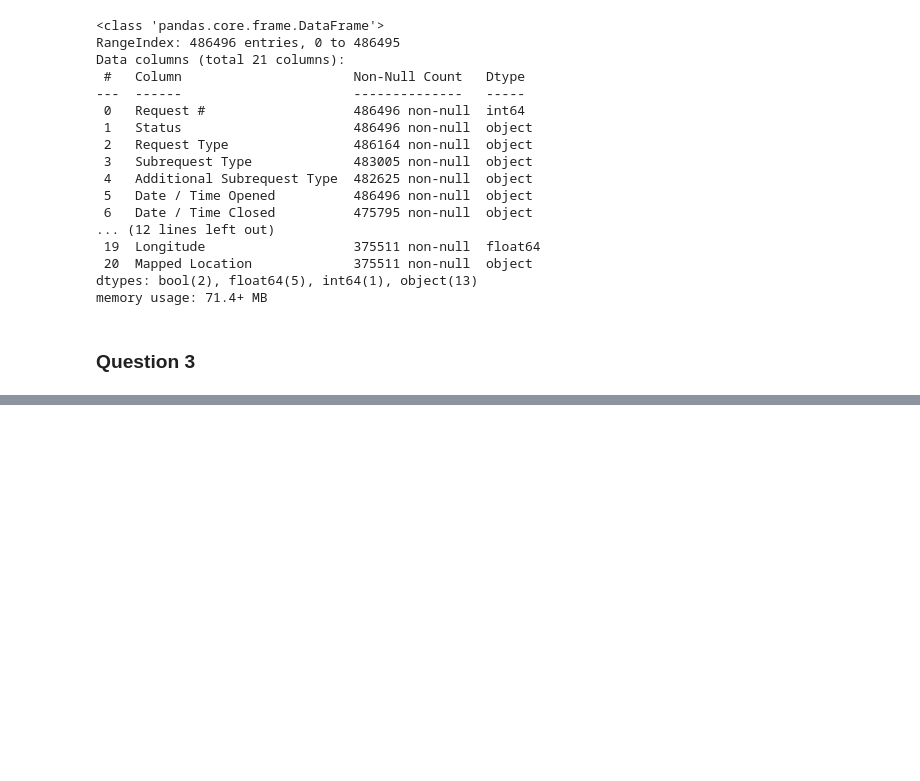
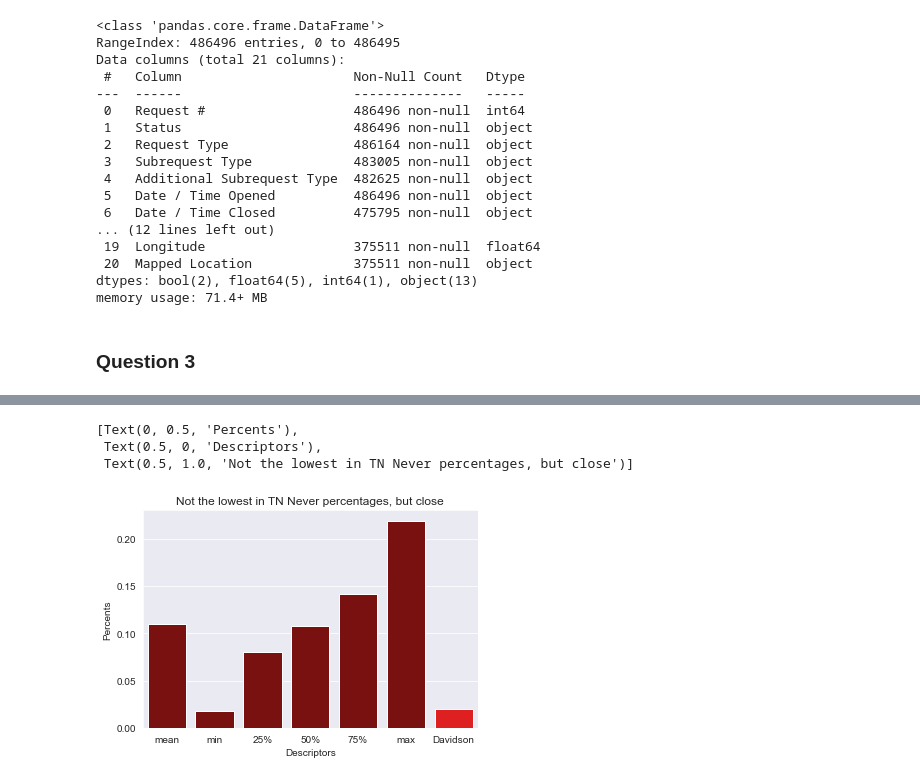
Before and after one commit to NSS-Data-Analytics-Cohort-3/nashville-covid-typhoid_turtles, a Jupyter notebook: Notebooks/Covid_Analysis.ipynb, the cells around one changed output, grey strips where cells are left out. Cells and saved outputs as stored; diff of their text form; code cells hidden in the pictures; blank space fills up the shorter version.

```diff
--- a/Notebooks/Covid_Analysis.ipynb
+++ b/Notebooks/Covid_Analysis.ipynb
@@ -71,0 +118,10 @@ memory usage: 71.4+ MB
+# %%
+tn_never = desc_ten['never'].tolist()
+# %%
+tnx = sb.barplot(x, tn_never, palette=['DarkRed', 'DarkRed', 'DarkRed', 'DarkRed', 'DarkRed', 'DarkRed', 'Red'])
+tnx.set(xlabel = 'Descriptors', ylabel = 'Percents', title = 'Not the lowest in TN Never percentages, but close')
+# %% [output]
+[Text(0, 0.5, 'Percents'),
+ Text(0.5, 0, 'Descriptors'),
+ Text(0.5, 1.0, 'Not the lowest in TN Never percentages, but close')]
+[figure, added]
```
Also changed, not shown: parts of 16 cells of this notebook.
